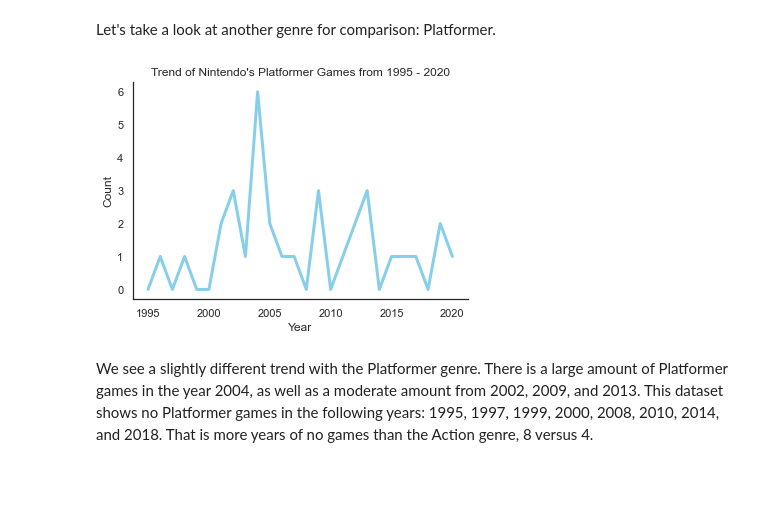
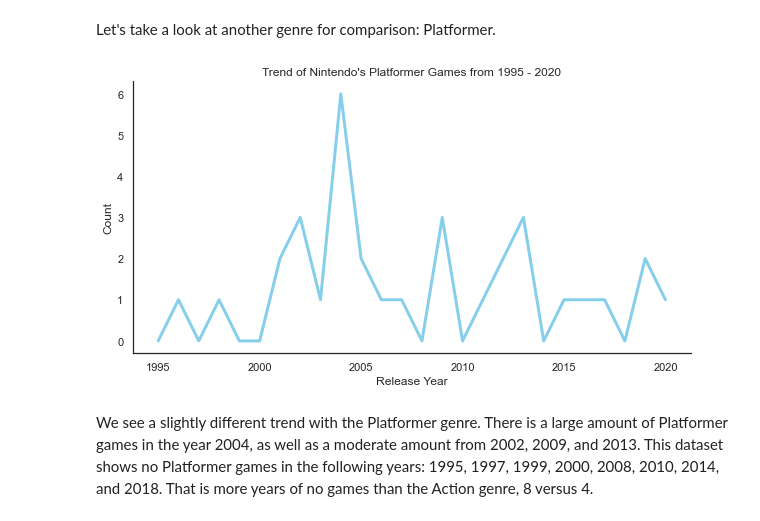
Before and after one commit to ubco-W2022T1-cosc301/project-group07, a Jupyter notebook: notebooks/analysis2.ipynb, the cells around one changed output. Drawn from its saved outputs; the diff is of its cells as text; code cells hidden in the pictures; blank space fills up the shorter version.

```diff
--- a/notebooks/analysis2.ipynb
+++ b/notebooks/analysis2.ipynb
@@ -363,28 +364,29 @@ Let's take a look at another genre for comparison: Platformer.
 # %%
 # sorting values by year
 df.sort_values(by="Release Year")
 
 # creating nintendo_platformer dataframe for count of platformer genre per year
 nintendo_platformer = nintendo.loc[nintendo["Genre"] == "Platformer"]
 nintendo_platformer = nintendo_platformer.groupby(["Genre", "Release Year"])["Genre"].count()
 
 # creating dates dataframe for missing years
 dates = pd.DataFrame(range(1995,2021), columns=["Release Year"])
 dates["Release Year"] = pd.to_datetime(dates["Release Year"])
 dates["Release Year"] = dates["Release Year"].astype(np.int64)
 
 # merging nintendo_platformer and dates to fill in missing rows in nintendo_platformer
 nintendo_platformer = dates.merge(right=nintendo_platformer, how="outer", on="Release Year").fillna(0)
 
 # rename column of counts to correct name
 nintendo_platformer.rename(columns={"Genre":"Count"}, inplace=True)
 
 # plot line graph
+plt.subplots(figsize=(10, 5))
 nin_platformer_plot = sns.lineplot(nintendo_platformer, x="Release Year", y=nintendo_platformer["Count"], lw=3, color="skyblue")
-nin_platformer_plot.set(xlabel="Year", ylabel="Count", title="Trend of Nintendo's Platformer Games from 1995 - 2020")
+nin_platformer_plot.set(xlabel="Release Year", ylabel="Count", title="Trend of Nintendo's Platformer Games from 1995 - 2020")
 sns.despine()
 # %% [output]
-[figure, old version]
+[figure, new version]
 # %% [markdown]
 We see a slightly different trend with the Platformer genre. There is a large amount of Platformer games in the year 2004, as well as a moderate amount from 2002, 2009, and 2013. This dataset shows no Platformer games in the following years: 1995, 1997, 1999, 2000, 2008, 2010, 2014, and 2018. That is more years of no games than the Action genre, 8 versus 4.
 # %%
```
Also changed, not shown: parts of 3 cells of this notebook.
